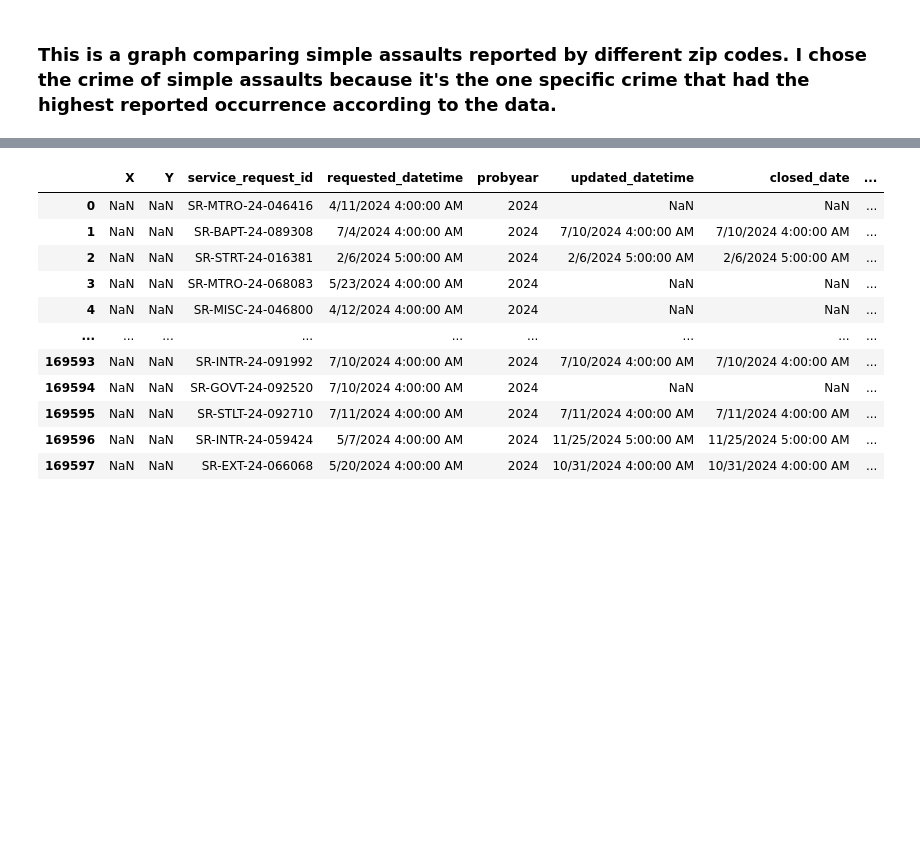
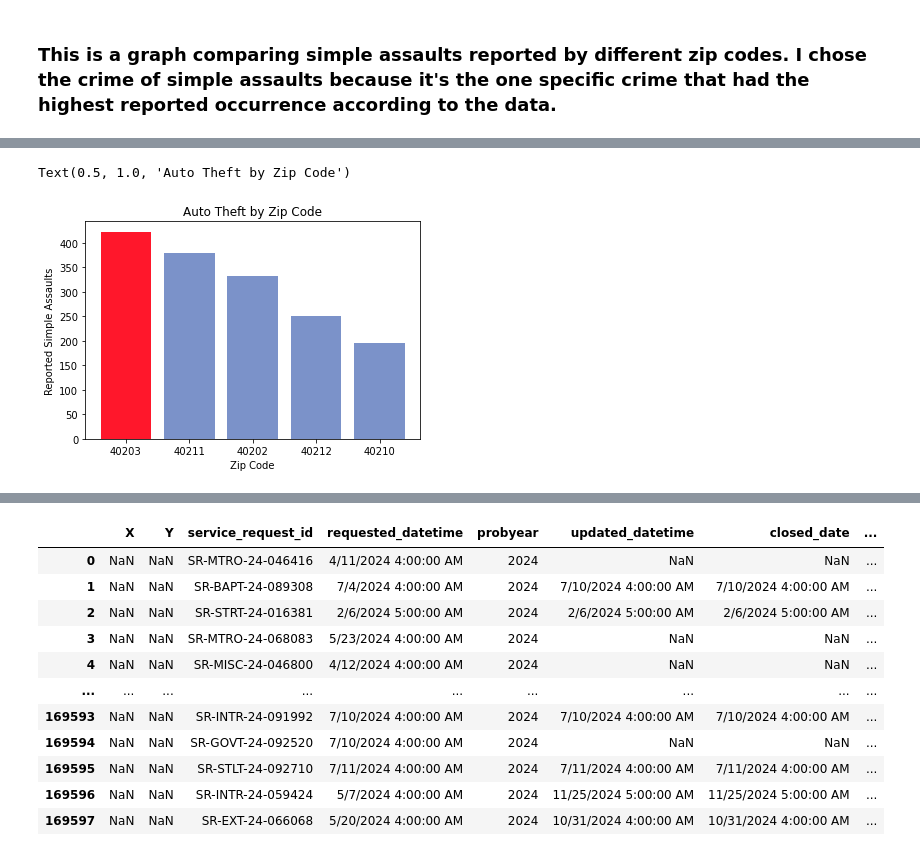
Before and after one commit to ZakM2000/Criminal_Analysis, a Jupyter notebook: Notebooks/LMPD_Crime_Analytics.ipynb, the cells around one changed output, grey strips where cells are left out. Drawn from its saved outputs; the diff is of its cells as text; code cells hidden in the pictures; blank space fills up the shorter version.

```diff
--- a/Notebooks/LMPD_Crime_Analytics.ipynb
+++ b/Notebooks/LMPD_Crime_Analytics.ipynb
@@ -943,0 +983,13 @@ Text(0.5, 1.0, 'Simple Assaults by Zip Code')
+# %%
+Fast_And_Furious = (
+    LMPD_Analytics[
+        (LMPD_Analytics["offense_classification"] == "14 AUTO THEFT") &
+        (LMPD_Analytics["zip_code"].isin(zip_codes))
+    ]
+    .groupby("zip_code")
+    .size()
+    .reindex(zip_codes, fill_value=0)
+    .sort_values(ascending=False)
+)
+
+Fast_And_Furious
@@ -943,0 +1004,18 @@ Text(0.5, 1.0, 'Simple Assaults by Zip Code')
+# %%
+colors = ["#7b92c9"]*len(Fast_And_Furious)
+max_index = Fast_And_Furious.idxmax()
+highlight_position = Fast_And_Furious.index.get_loc(max_index)
+colors[highlight_position] = "#ff172b"
+
+plt.bar(
+    Fast_And_Furious.index,
+    Fast_And_Furious.values,
+    color = colors
+)
+
+plt.xlabel("Zip Code")
+plt.ylabel("Reported Simple Assaults")
+plt.title("Auto Theft by Zip Code")
+# %% [output]
+Text(0.5, 1.0, 'Auto Theft by Zip Code')
+[figure, added]
```
Also changed, not shown: parts of 8 cells of this notebook.
